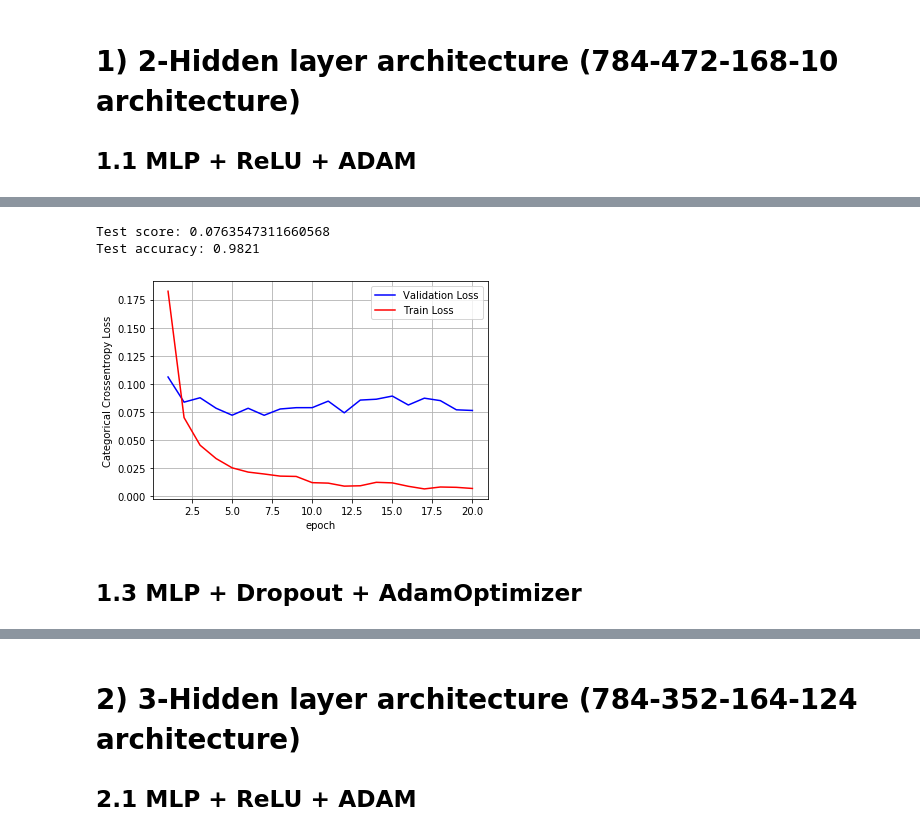
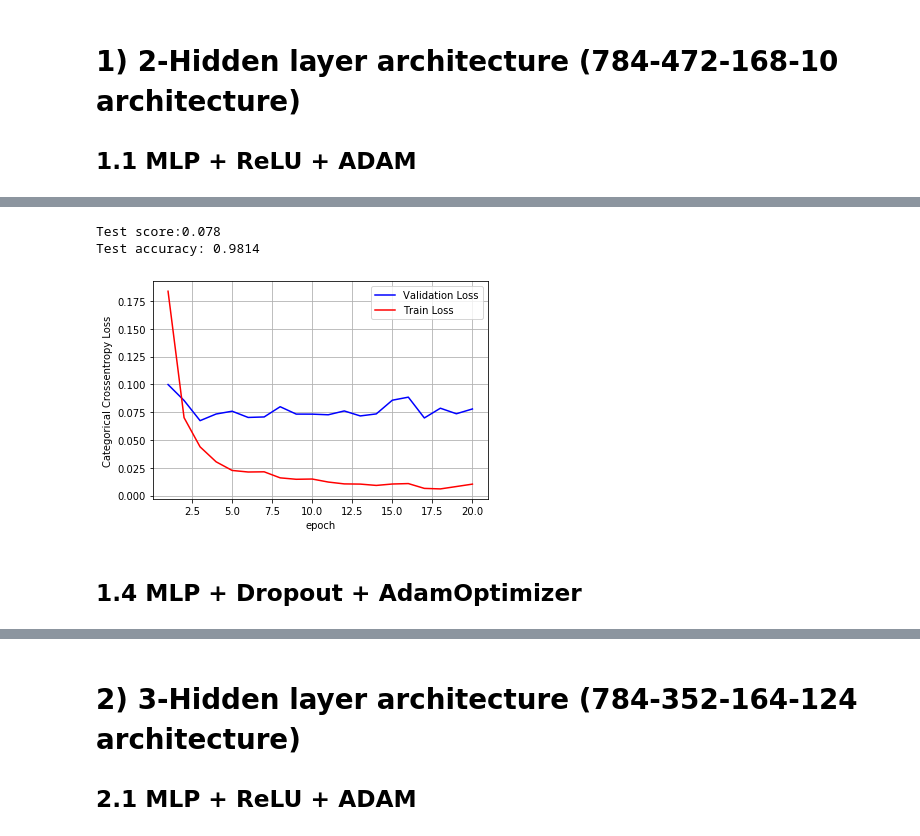
Before and after one commit to RaviSiddu/basics, a Jupyter notebook: TensorFlow_and_Keras_Build_various_MLP_architectures_for_MNIST_dataset.ipynb, the cells around one changed output, grey strips where cells are left out. Drawn from its saved outputs; the diff is of its cells as text; code cells hidden in the pictures.

```diff
--- a/TensorFlow_and_Keras_Build_various_MLP_architectures_for_MNIST_dataset.ipynb
+++ b/TensorFlow_and_Keras_Build_various_MLP_architectures_for_MNIST_dataset.ipynb
@@ -299,7 +370,7 @@ _________________________________________________________________
 model_batch.compile(optimizer='adam', loss='categorical_crossentropy',
                     metrics=['accuracy'])
 
-history12 = model_batch.fit(x_train, y_train,
+history13 = model_batch.fit(x_train, y_train,
                            batch_size=batch_size,
                            epochs=nb_epoch, verbose=1,
                            validation_data=(x_test, y_test))
@@ -324,28 +395,28 @@ Epoch 20/20
 # %%
 
 score = model_batch.evaluate(x_test, y_test, verbose=0)
-print('Test score:', score[0])
+print('Test score:%.3f'%score[0])
 print('Test accuracy:', score[1])
 score3=score[0]
 score4=score[1]
-train_acc2=history12.history['acc']
+train_acc2=history13.history['acc']
 
 fig,ax12 = plt.subplots(1,1)
 ax12.set_xlabel('epoch') ; ax12.set_ylabel('Categorical Crossentropy Loss')
 
 # list of epoch numbers
 x = list(range(1,nb_epoch+1))
 
 
-vy12 = history12.history['val_loss']
-ty12 = history12.history['loss']
+vy12 = history13.history['val_loss']
+ty12 = history13.history['loss']
 plt_dynamic(x, vy12, ty12, ax12)
 # %% [output]
-Test score: 0.0763547311660568
-Test accuracy: 0.9821
+Test score:0.078
+Test accuracy: 0.9814
-[figure, old version]
+[figure, new version]
 # %% [markdown]
-## 1.3 MLP + Dropout + AdamOptimizer
+## 1.4 MLP + Dropout + AdamOptimizer
 # %%
 
 # https://stackoverflow.com/questions/34716454/where-do-i-call-the-batchnormalization-function-in-keras
```
Also changed, not shown: parts of 44 cells of this notebook.
